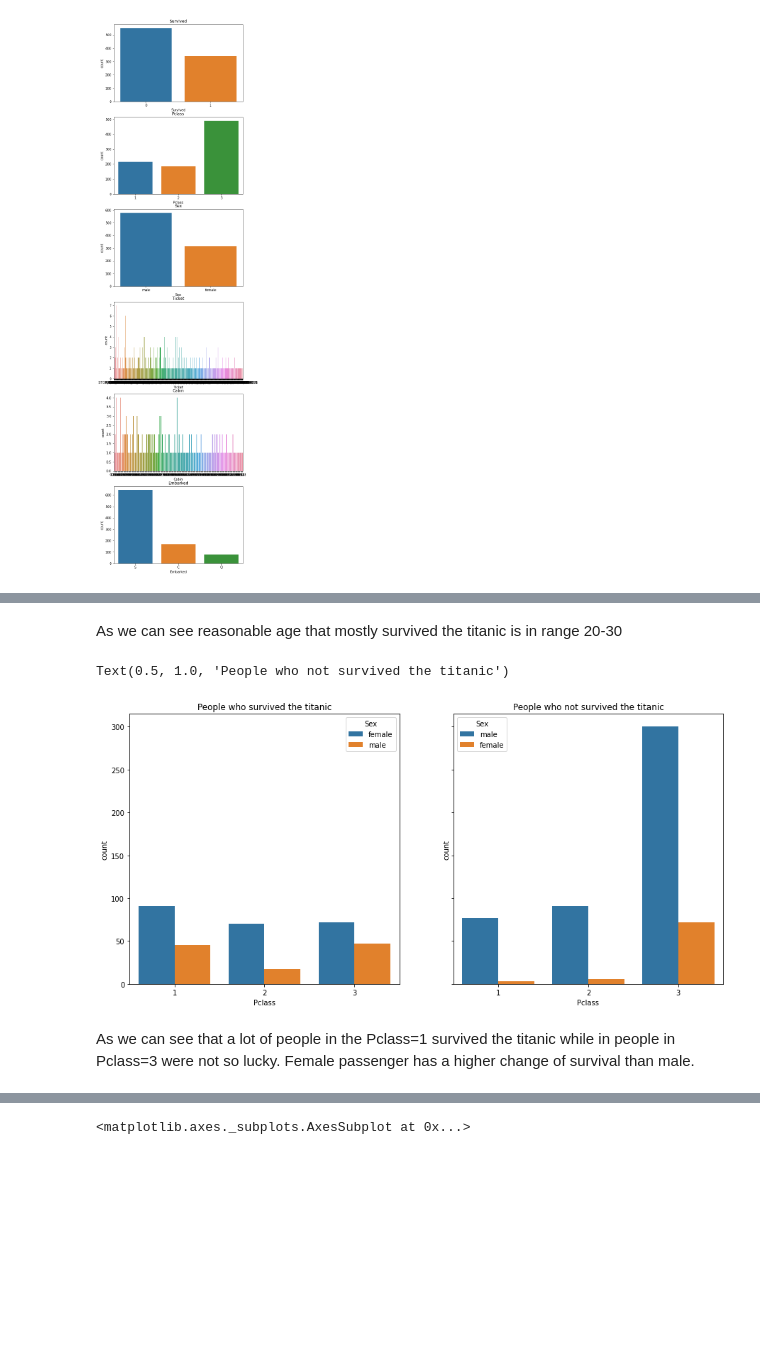
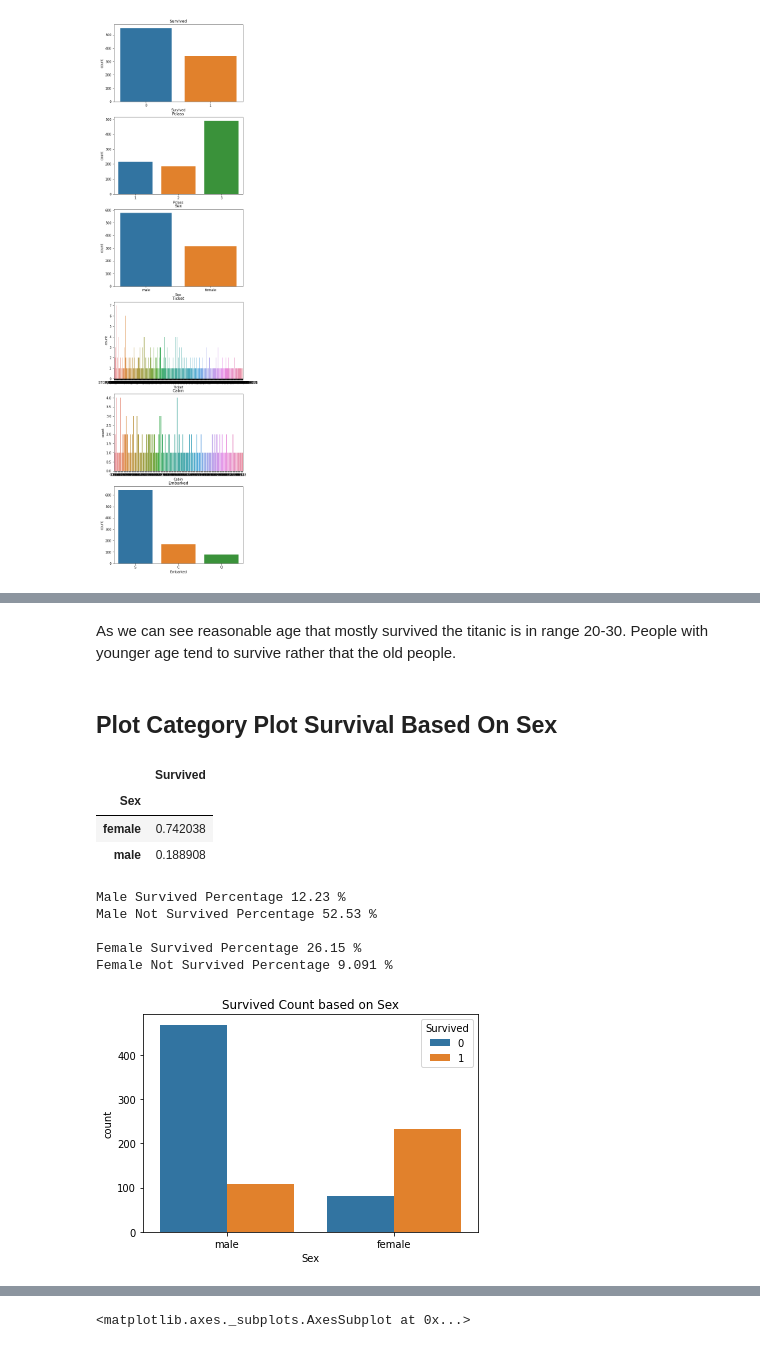
Before and after one commit to marcellinus-witarsah/dataScienceMiniProjects, a Jupyter notebook: TitanicSurvivalModel/Titanic Third.ipynb, the cells around one changed output, grey strips where cells are left out. Saved outputs shown, nothing was run; the diff lists cells and outputs as text; code cells hidden in the pictures; blank space fills up the shorter version.

```diff
--- a/TitanicSurvivalModel/Titanic Third.ipynb
+++ b/TitanicSurvivalModel/Titanic Third.ipynb
@@ -158,13 +175,57 @@ plt.show()
 # %% [markdown]
-As we can see reasonable age that mostly survived the titanic is in range 20-30
+As we can see reasonable age that mostly survived the titanic is in range 20-30. People with younger age tend to survive rather that the old people.
-# %%
-fig, ax = plt.subplots(ncols=2, figsize=[15,7], sharey=True)
-sns.countplot(x='Pclass', data=titanic_train[titanic_train['Survived']==1], hue='Sex', ax=ax[0])
-ax[0].set_title('People who survived the titanic')
-sns.countplot(x='Pclass', data=titanic_train[titanic_train['Survived']==0], hue='Sex',ax=ax[1])
-ax[1].set_title('People who not survived the titanic')
-# %% [output]
-Text(0.5, 1.0, 'People who not survived the titanic')
-[figure, removed]
-# %% [markdown]
-As we can see that a lot of people in the Pclass=1 survived the titanic while in people in Pclass=3 were not so lucky. Female passenger has a higher change of survival than male.
+# %% [markdown]
+## Plot Category Plot Survival Based On Sex
+# %%
+# Plot counting survival based on sex
+
+sns.countplot(x='Sex', hue='Survived', data=titanic_train)\
+              .set(title='Survived Count based on Sex')
+
+
+# male and female survivability compare to each own gender
+
+# (percentage how many female survived from all female passengers)
+# female_percentage = female_survived.sum / female_passengers.count
+
+# (percentage how many male survived from all male passengers)
+# male_percentage = male_survived.sum / female_passengers.count
+
+display(pd.pivot_table(data=titanic_train,
+               index='Sex',
+               aggfunc={'Survived': np.mean}))
+
+# male and female survivability percentage based compare to all passengers
+len_data = len(titanic_train)
+
+bool_survived = titanic_train['Survived'] == 1
+bool_not_survived = titanic_train['Survived'] == 0
+
+bool_male = titanic_train['Sex'] == 'male'
+bool_female = titanic_train['Sex'] == 'female'
+
+bool_male_survived = titanic_train.loc[bool_survived & bool_male]
+bool_male_not_survived = titanic_train.loc[bool_not_survived & bool_male]
+
+bool_female_survived = titanic_train.loc[bool_survived & bool_female]
+bool_female_not_survived = titanic_train.loc[bool_not_survived & bool_female]
+
+# (percentage how many male survived from all passengers)
+print('Male Survived Percentage', '{0:.4g}'.format(len(bool_male_survived)/len_data*100), '%')
+# (percentage how many male not survived from all passengers)
+print('Male Not Survived Percentage', '{0:.4g}'.format(len(bool_male_not_survived)/len_data*100), '%\n')
+# (percentage how many female survived from all passengers)
+print('Female Survived Percentage', '{0:.4g}'.format(len(bool_female_survived)/len_data*100), '%')
+# (percentage how many female not survived from all passengers)
+print('Female Not Survived Percentage', '{0:.4g}'.format(len(bool_female_not_survived)/len_data*100), '%')
+# %% [output]
+|  | Survived |
+| Sex |  |
+| female | 0.742038 |
+| male | 0.188908 |
+Male Survived Percentage 12.23 %
+Male Not Survived Percentage 52.53 %
+
+Female Survived Percentage 26.15 %
+Female Not Survived Percentage 9.091 %
+[figure, added]
```
Also changed, not shown: parts of 20 cells of this notebook.
